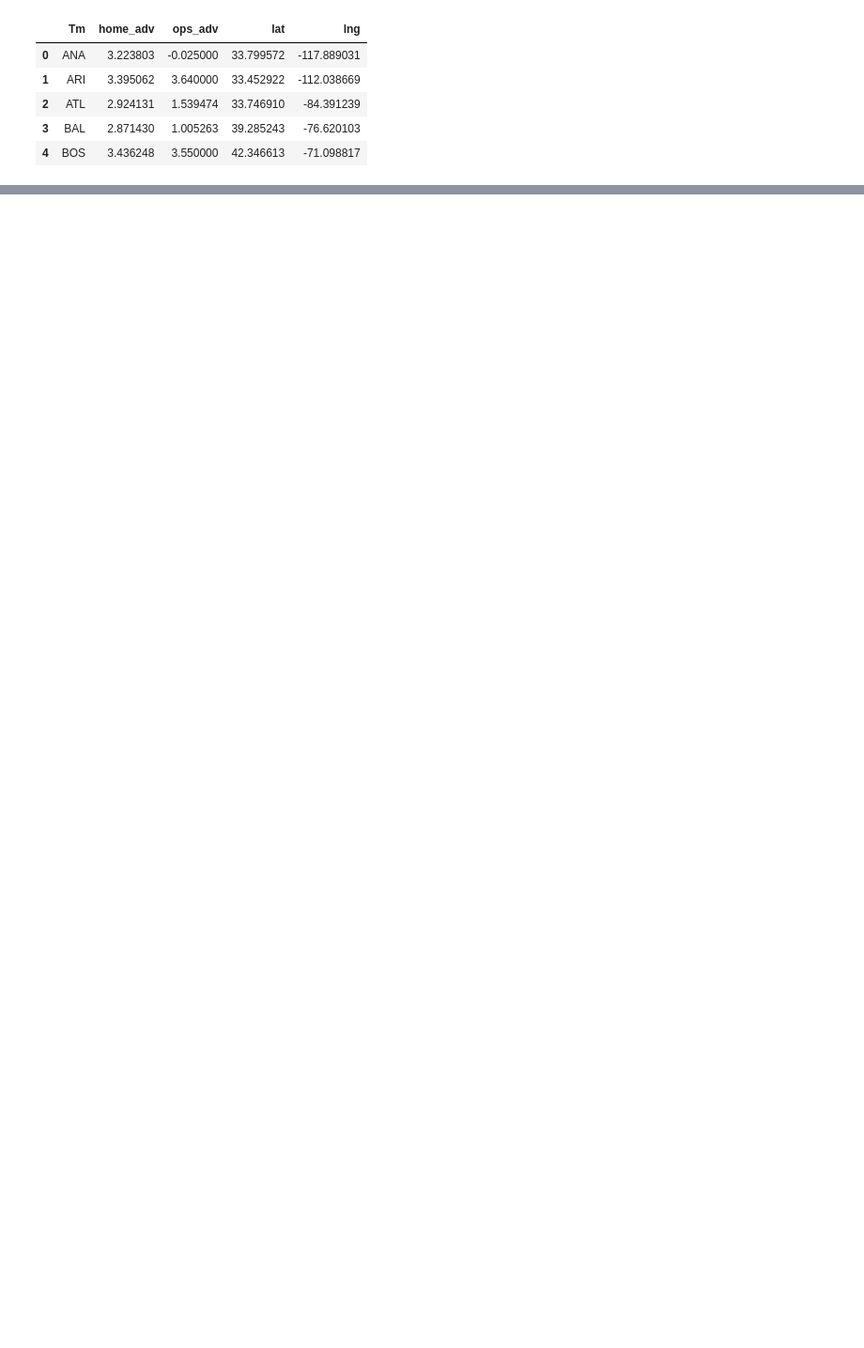
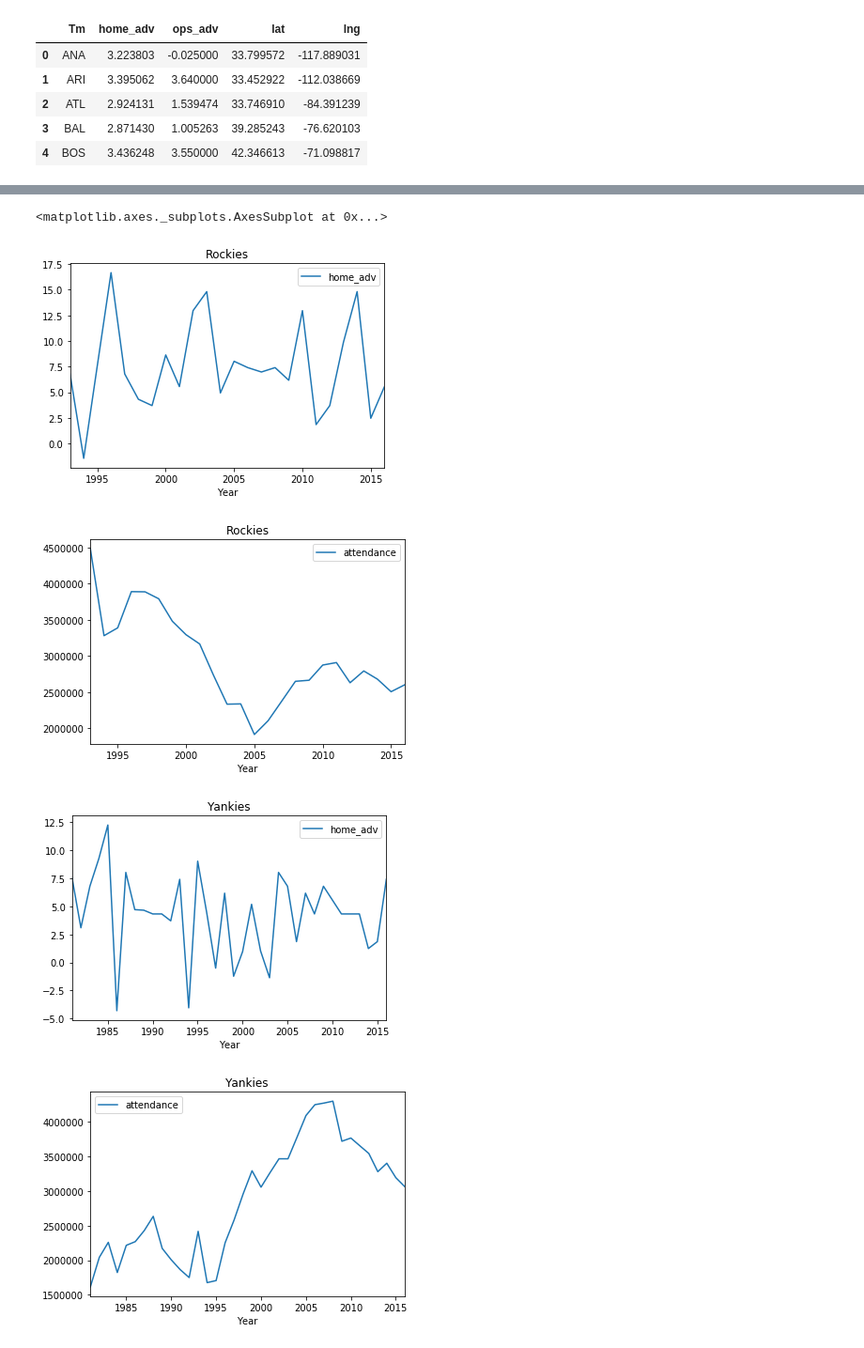
Before and after one commit to smeyer17/smeyer17.github.io, a Jupyter notebook: final_tutorial.ipynb, the cells around one changed output, grey strips where cells are left out. Shown at 94% size. Saved outputs shown, nothing was run; the diff lists cells and outputs as text; code cells hidden in the pictures; blank space fills up the shorter version.

```diff
--- a/final_tutorial.ipynb
+++ b/final_tutorial.ipynb
@@ -145,0 +257,28 @@ We can now try building a folium map using these coordinates and visualizing the
+# %%
+roc = combined_table[combined_table.Tm == 'COL'].merge(right=team_attendance[team_attendance.Tm =='COL'], on='Year')
+yank = combined_table[combined_table.Tm == 'NYY'].merge(right=team_attendance[team_attendance.Tm =='NYY'], on='Year')
+brav = combined_table[combined_table.Tm == 'ATL'].merge(right=team_attendance[team_attendance.Tm =='ATL'], on='Year')
+card = combined_table[combined_table.Tm == 'STL'].merge(right=team_attendance[team_attendance.Tm =='STL'], on='Year')
+roc = roc.sort_values('Year')
+yank = yank.sort_values('Year')
+brav = brav.sort_values('Year')
+card = card.sort_values('Year')
+
+roc.plot('Year', 'home_adv', title='Rockies')
+roc.plot('Year', 'attendance', title='Rockies')
+
+yank.plot('Year', 'home_adv', title='Yankies')
+yank.plot('Year', 'attendance', title='Yankies')
+
+brav.plot('Year', 'home_adv', title='Braves')
+brav.plot('Year', 'attendance', title='Braves')
+
+card.plot('Year', 'home_adv', title='Cardinals')
+card.plot('Year', 'attendance', title='Cardinals')
+#yearly_attendance =
+# %% [output]
+<matplotlib.axes._subplots.AxesSubplot at 0x...>
+[figure, added]
+[figure, added]
+[figure, added]
+[figure, added]
```
Also changed, not shown: parts of 23 cells of this notebook.
